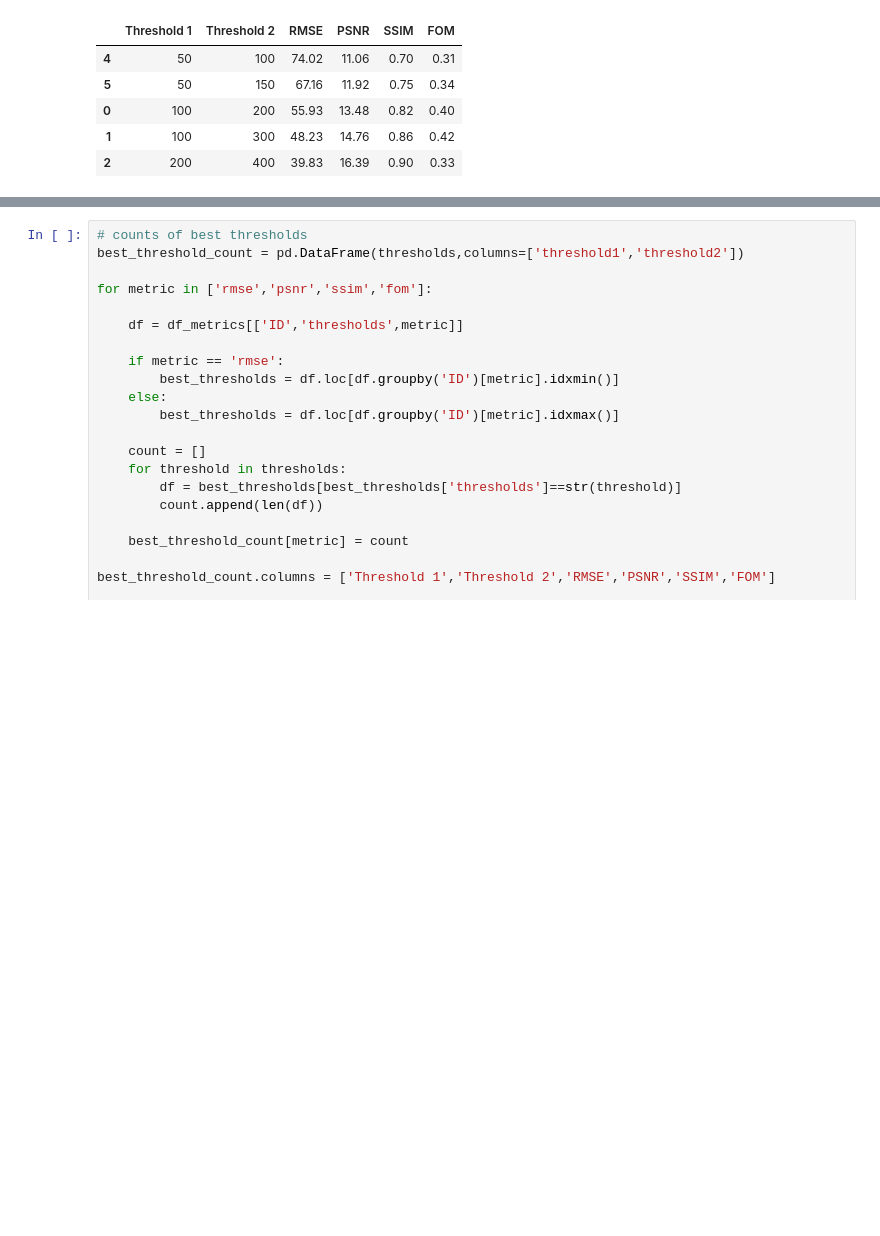
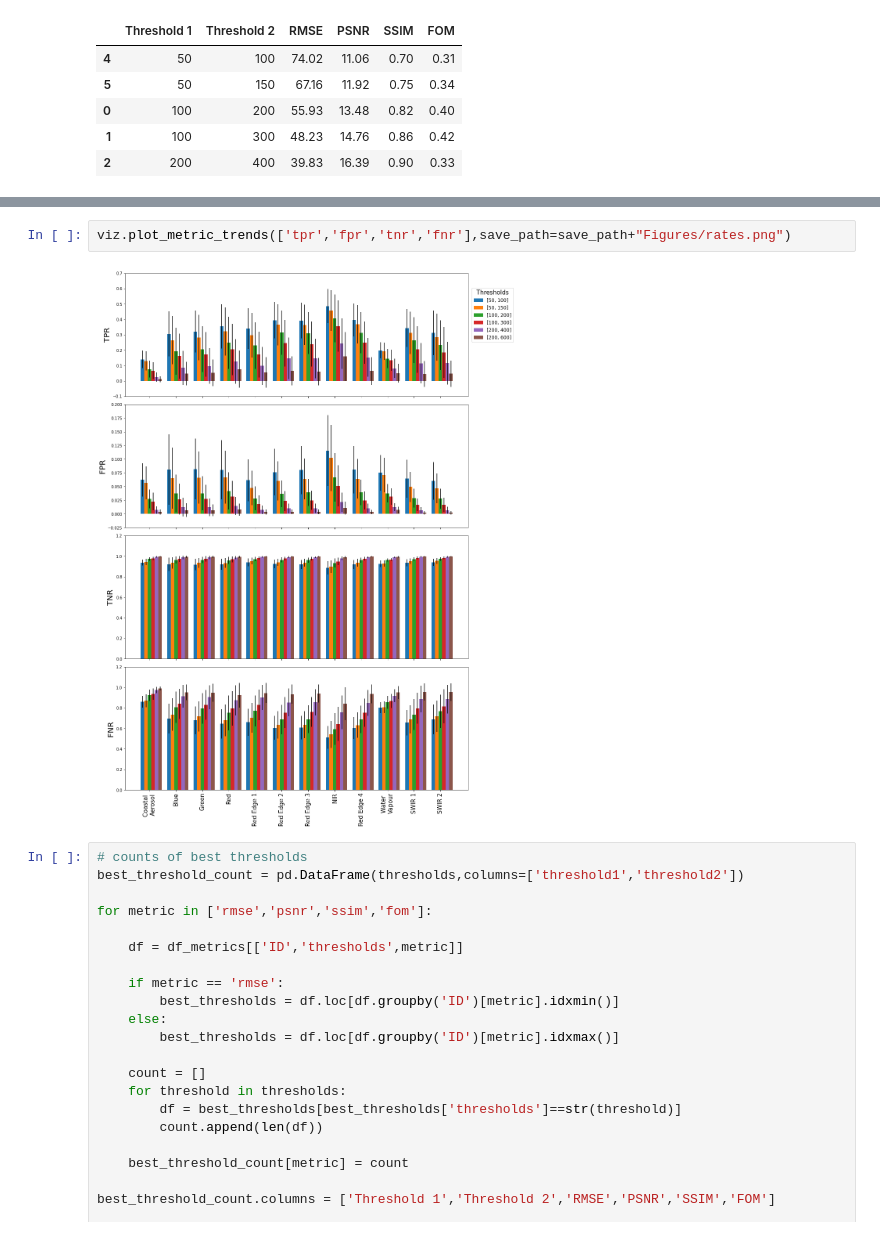
Before and after one commit to conorosully/edge-detection-metrics, a Jupyter notebook: src/comparison-metrics.ipynb, the cells around one changed output, grey strips where cells are left out. Saved outputs shown, nothing was run; the diff lists cells and outputs as text; blank space fills up the shorter version.

```diff
--- a/src/comparison-metrics.ipynb
+++ b/src/comparison-metrics.ipynb
@@ -190,3 +175,7 @@ viz.plot_metric_trends('fnr')
+# %%
+viz.plot_metric_trends(['tpr','fpr','tnr','fnr'],save_path=save_path+"Figures/rates.png")
+# %% [output]
+[figure, added]
 # %%
 # counts of best thresholds
 best_threshold_count = pd.DataFrame(thresholds,columns=['threshold1','threshold2'])
```
Also changed, not shown: parts of 2 cells of this notebook, 1 other file.
